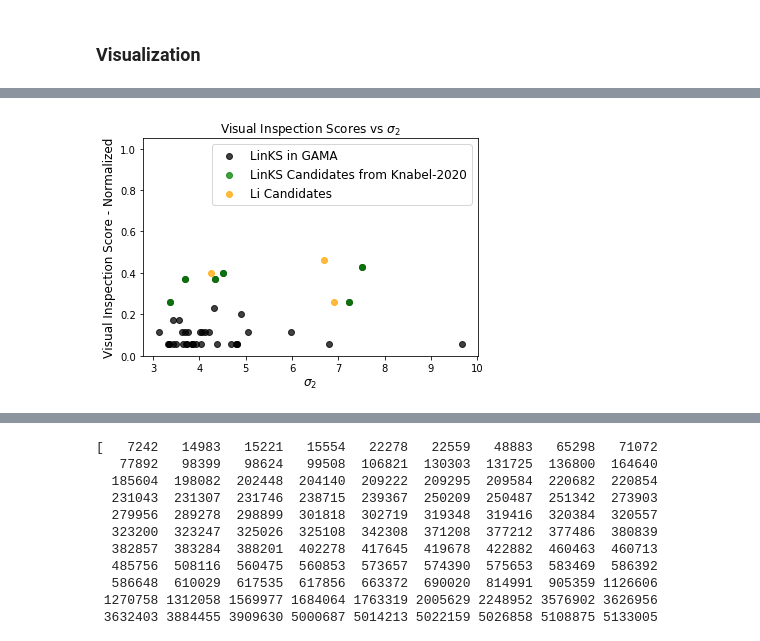
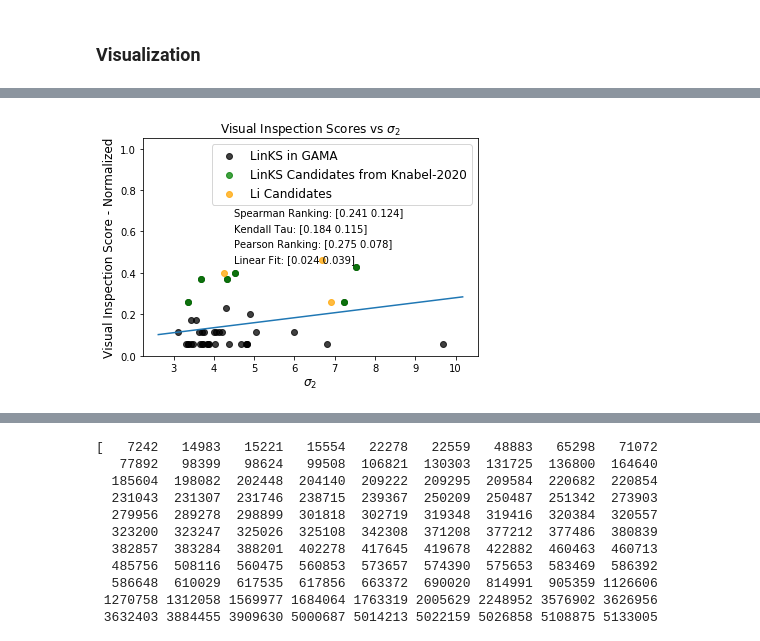
Before and after one commit to shawnknabel/autoz_lens_model, a Jupyter notebook: notebooks/master.ipynb, the cells around one changed output, grey strips where cells are left out. Saved outputs shown, nothing was run; the diff lists cells and outputs as text; code cells hidden in the pictures.

```diff
--- a/notebooks/master.ipynb
+++ b/notebooks/master.ipynb
@@ -896,15 +904,17 @@ print(len(links_dropped_duplicates), len(links_knabel_dropped_duplicates))
 ### Li: 3
 ## Total of 43 candidates to pursue.
 # %%
-# Reassign consistent naming scheme
-links_selected_sample = links_dropped_duplicates
-links_knabel_selected_sample = links_knabel_dropped_duplicates
-li_selected_sample = li_redshift_cut
+# Reassign consistent naming scheme, reset indices
+links_selected_sample = links_dropped_duplicates.reset_index(drop=True)
+links_selected_sample.rename(columns={'SCORE':'score'}, inplace=True)
+links_knabel_selected_sample = links_knabel_dropped_duplicates.reset_index(drop=True)
+li_selected_sample = li_redshift_cut.reset_index(drop=True)
 
 
 print(len(links_selected_sample), len(links_knabel_selected_sample), len(li_selected_sample))
 print(links_selected_sample.columns,
       links_knabel_selected_sample.columns,
       li_selected_sample.columns)
+print(links_selected_sample, links_knabel_selected_sample, li_selected_sample)
 # %% [output]
 40 6 3
@@ -949 +960,7 @@ plt.title('Redshift Success Probability')
 [figure]
+# %%
+# Drop the one very low probability redshift match
+links_selected_sample = links_selected_sample[(links_selected_sample.prob>0.5)]
+links_selected_sample = links_selected_sample.reset_index(drop=True)
+print(len(links_selected_sample))
+print(links_selected_sample.columns)
@@ -949,0 +1039,5 @@ plt.title('Redshift Success Probability')
+# %%
+# rename back to the selected sample
+links_selected_sample = links_selected_sample_with_cnn_prob
+links_knabel_selected_sample = links_knabel_selected_sample_with_cnn_prob
+print(links_selected_sample.columns)
@@ -950,5 +1144,13 @@ plt.title('Redshift Success Probability')
 # %%
 # visual inspection score to sigma2
+
+spear = np.around(stats.spearmanr(samples.normalized_score, samples.sigma2)[:], 3)
+pears = np.around(stats.pearsonr(samples.normalized_score, samples.sigma2)[:], 3)
+kendall = np.around(stats.kendalltau(samples.normalized_score, samples.sigma2)[:], 3)
+
+# fit a line
+model = np.polyfit(samples.sigma2, samples.normalized_score, 1)
+x = np.linspace(np.min(samples.sigma2) - 0.5, np.max(samples.sigma2) + 0.5, num=100)
 
 fig = plt.figure()#figsize=(8,6))
 ax = plt.subplot()
@@ -956,37 +1158,42 @@ ax = plt.subplot()
 ax.set_ylim(0, 1.05)
 ax.scatter(#links.R,
           links_selected_sample.sigma2,
-    links_selected_sample.SCORE/70.,
+    links_selected_sample.normalized_score,
           color = 'k',
           marker = 'o',
           alpha = 0.75,
           label = 'LinKS in GAMA')
 ax.scatter(#links_identified.R,
            links_knabel_selected_sample.sigma2,
-    links_knabel_selected_sample.score/70.,
+    links_knabel_selected_sample.normalized_score,
           color = 'g',
           marker = 'o',
           alpha = 0.75,
           label = 'LinKS Candidates from Knabel-2020')
-
 ax.scatter(#li.R,
            li_selected_sample.sigma2,
-    li_selected_sample.score/10.,
+    li_selected_sample.normalized_score,
           color = 'orange',
           marker = 'o',
           alpha = 0.75,
           label = 'Li Candidates')
+ax.plot(x, model[0]*x + model[1])
+
+plt.annotate(f'Spearman Ranking: {spear}', (4.5, 0.675))
+plt.annotate(f'Kendall Tau: {kendall}', (4.5, 0.6))
+plt.annotate(f'Pearson Ranking: {pears}', (4.5, 0.525))
+plt.annotate(f'Linear Fit: {np.around(model, 3)}', (4.5, 0.45))
 
 #x.add_patch(patches.Rectangle((1.85, 4.5), 2, 10,
  #                              edgecolor = 'k', facecolor = 'none', linestyle = ':',
   #                            label = 'Holwerda-15 Selection'))
 #ax.axvline(1.2, color = 'k', linewidth = .75, linestyle = '--', label = 'R = 1.2')
 ax.set_ylabel('Visual Inspection Score - Normalized', fontsize = 12)
 ax.set_xlabel('$\sigma_2$',  fontsize = 12)
 ax.set_title('Visual Inspection Scores vs $\sigma_2$')
 plt.legend(fontsize=12)
 #plt.show()
 
-#plt.savefig(f'{png_path}visual_score_to_sigma2_011821.png')
+#plt.savefig(f'{png_path}visual_score_to_sigma2_012121.png')
 # %% [output]
-[figure, old version]
+[figure, new version]
```
Also changed, not shown: parts of 23 cells of this notebook, 17 other files.
